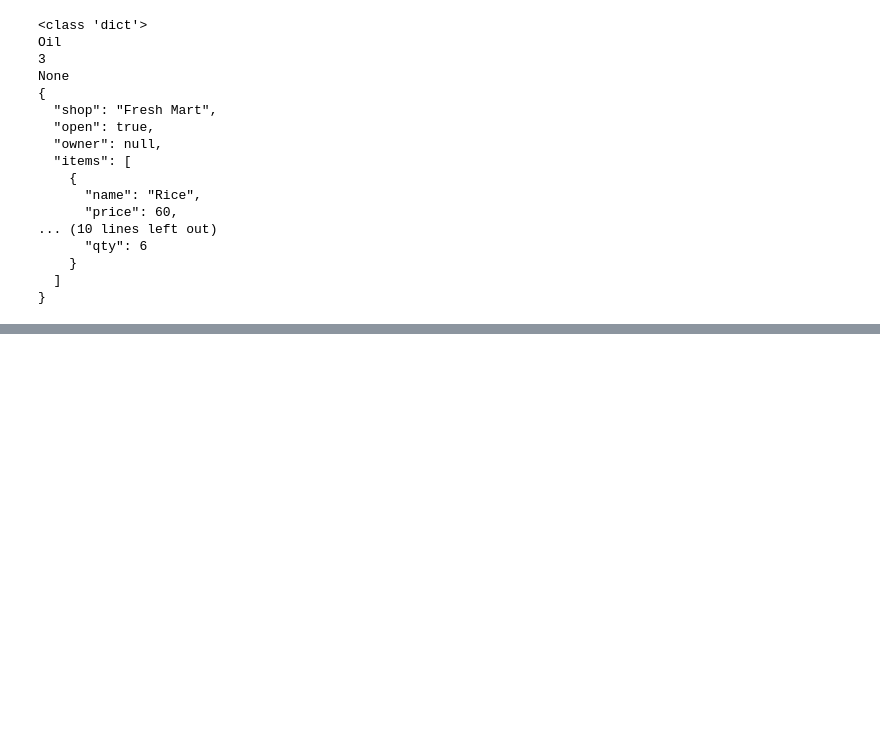
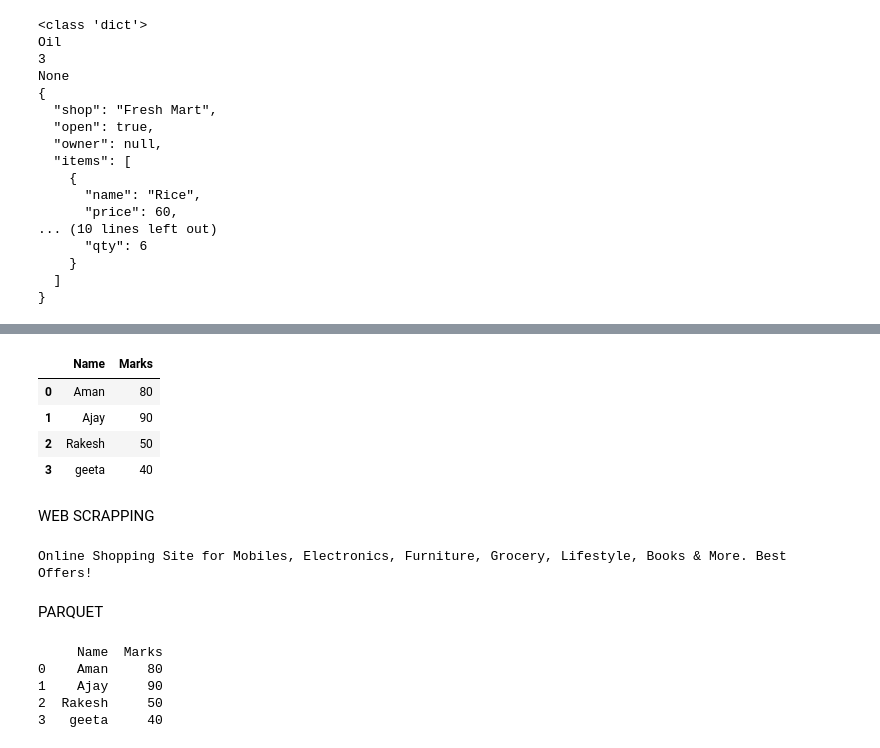
Before and after one commit to kapilupadhyay06/Data-Analysis., a Jupyter notebook: practice_12oct.ipynb, the cells around one changed output, grey strips where cells are left out. Cells and saved outputs as stored; diff of their text form; code cells hidden in the pictures; blank space fills up the shorter version.

```diff
--- a/practice_12oct.ipynb
+++ b/practice_12oct.ipynb
@@ -171,0 +212,17 @@ None
+# %%
+# JSON file
+# EXCEl
+# PICKLE
+df = pd.DataFrame({
+    "Name": ["Aman"," Ajay","Rakesh","geeta"],
+    "Marks":[80,90,50,40]
+})
+df.to_pickle("student.pkl")
+df_pickle=pd.read_pickle("student.pkl")
+df_pickle
+# %% [output]
+|  | Name | Marks |
+| 0 | Aman | 80 |
+| 1 | Ajay | 90 |
+| 2 | Rakesh | 50 |
+| 3 | geeta | 40 |
@@ -171,0 +232,2 @@ None
+# %% [markdown]
+WEB SCRAPPING
@@ -171,0 +240,6 @@ None
+# %%
+print(soup.title.text)
+# %% [output]
+Online Shopping Site for Mobiles, Electronics, Furniture, Grocery, Lifestyle, Books & More. Best Offers!
+# %% [markdown]
+PARQUET
@@ -171,0 +248,8 @@ None
+# %%
+print(df_parquet)
+# %% [output]
+     Name  Marks
+0    Aman     80
+1    Ajay     90
+2  Rakesh     50
+3   geeta     40
```
Also changed, not shown: parts of 18 cells of this notebook.
